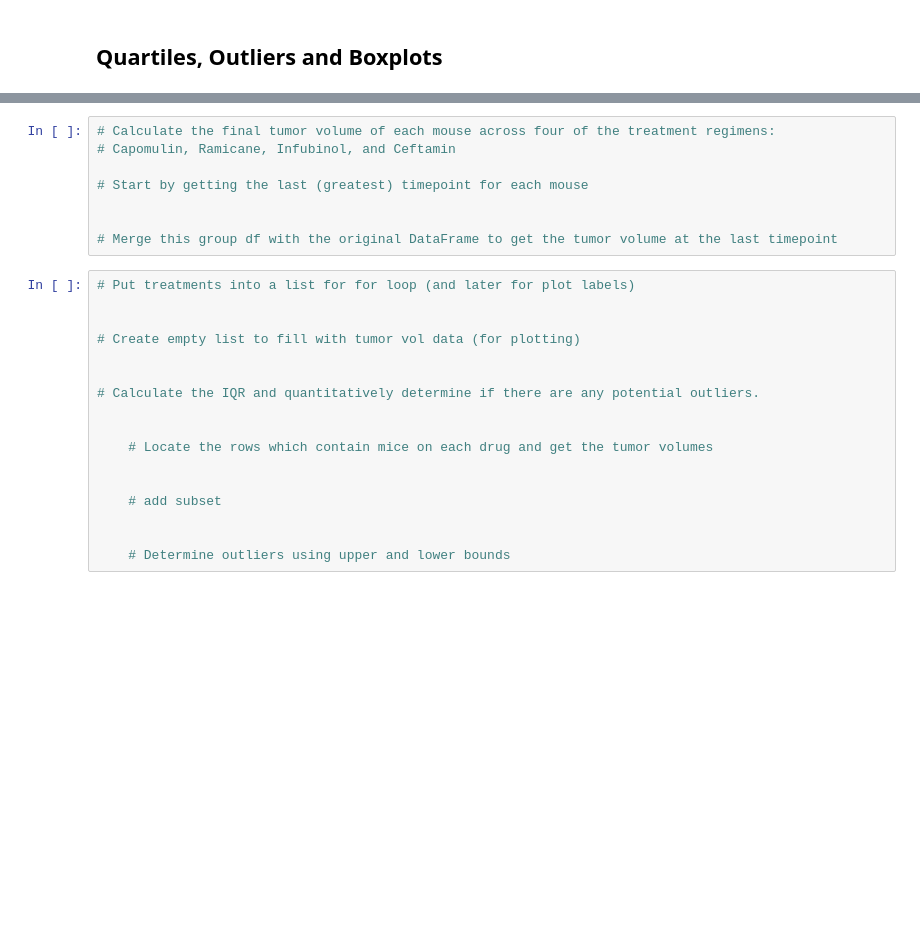
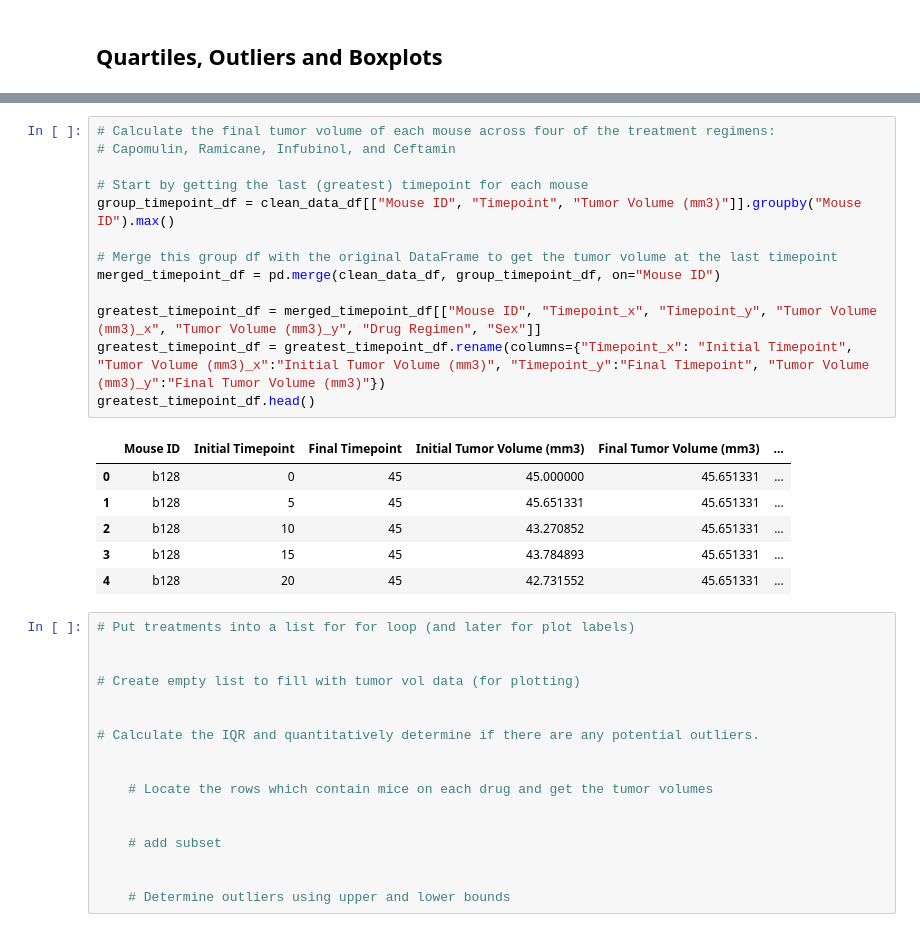
Before and after one commit to Olufemi-Olarewaju/Pymaceuticals, a Jupyter notebook: pymaceuticals_starter.ipynb, the cells around one changed output, grey strips where cells are left out. Cells and saved outputs as stored; diff of their text form; blank space fills up the shorter version.

```diff
--- a/pymaceuticals_starter.ipynb
+++ b/pymaceuticals_starter.ipynb
@@ -172,11 +181,23 @@ plt.show()
 # %%
 # Calculate the final tumor volume of each mouse across four of the treatment regimens:
 # Capomulin, Ramicane, Infubinol, and Ceftamin
 
 # Start by getting the last (greatest) timepoint for each mouse
-
+group_timepoint_df = clean_data_df[["Mouse ID", "Timepoint", "Tumor Volume (mm3)"]].groupby("Mouse ID").max()
 
 # Merge this group df with the original DataFrame to get the tumor volume at the last timepoint
+merged_timepoint_df = pd.merge(clean_data_df, group_timepoint_df, on="Mouse ID")
+
+greatest_timepoint_df = merged_timepoint_df[["Mouse ID", "Timepoint_x", "Timepoint_y", "Tumor Volume (mm3)_x", "Tumor Volume (mm3)_y", "Drug Regimen", "Sex"]]
+greatest_timepoint_df = greatest_timepoint_df.rename(columns={"Timepoint_x": "Initial Timepoint", "Tumor Volume (mm3)_x":"Initial Tumor Volume (mm3)", "Timepoint_y":"Final Timepoint", "Tumor Volume (mm3)_y":"Final Tumor Volume (mm3)"})
+greatest_timepoint_df.head()
+# %% [output]
+|  | Mouse ID | Initial Timepoint | Final Timepoint | Initial Tumor Volume (mm3) | Final Tumor Volume (mm3) | ... |
+| 0 | b128 | 0 | 45 | 45.000000 | 45.651331 | ... |
+| 1 | b128 | 5 | 45 | 45.651331 | 45.651331 | ... |
+| 2 | b128 | 10 | 45 | 43.270852 | 45.651331 | ... |
+| 3 | b128 | 15 | 45 | 43.784893 | 45.651331 | ... |
+| 4 | b128 | 20 | 45 | 42.731552 | 45.651331 | ... |
 # %%
 # Put treatments into a list for for loop (and later for plot labels)
 
```
Also changed, not shown: parts of 1 cell of this notebook.
